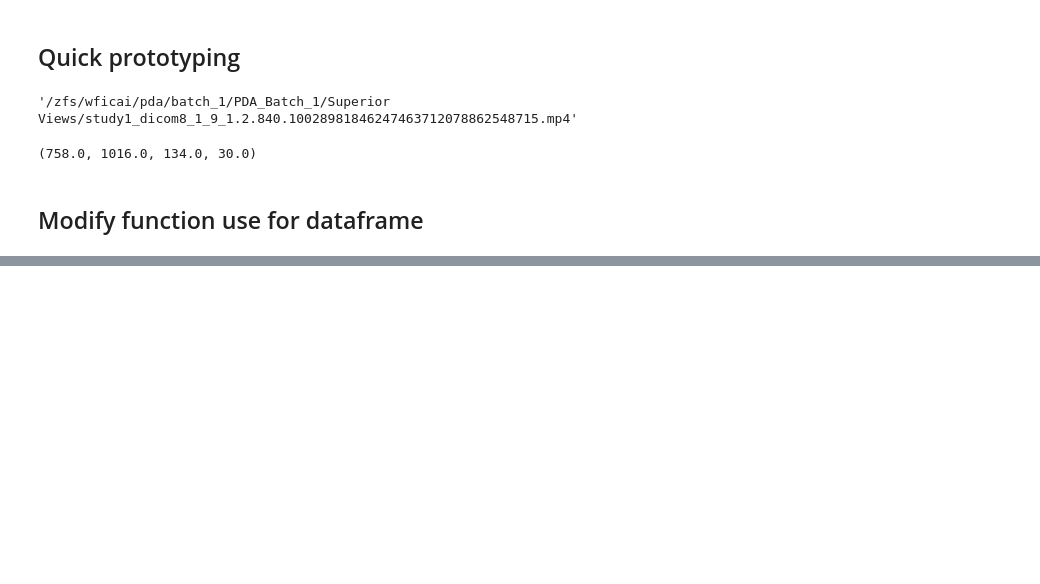
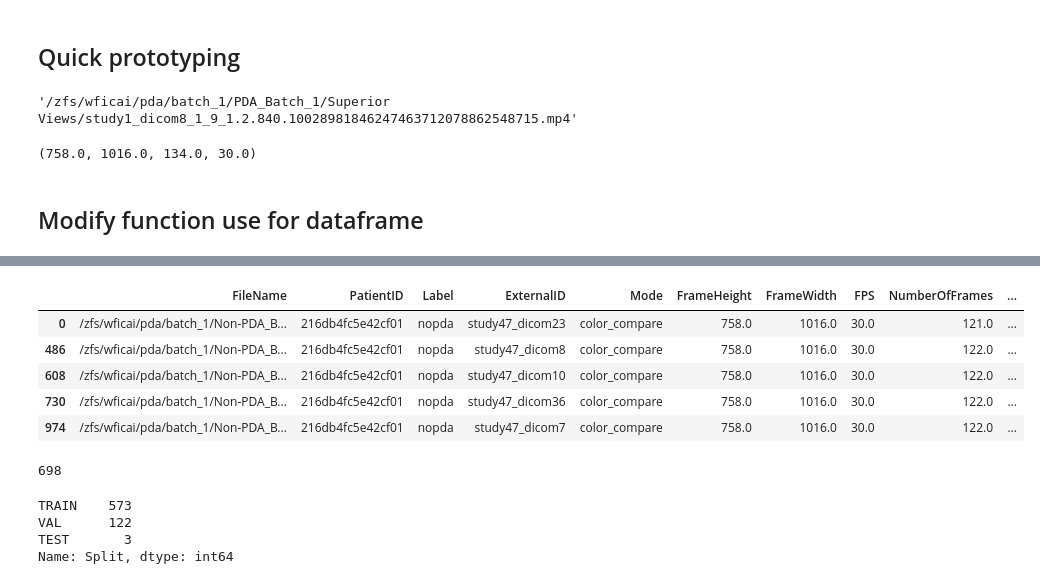
Before and after one commit to jplineb/dynamic, a Jupyter notebook: echonet/make_pda_like_echnoet.ipynb, the cells around one changed output, grey strips where cells are left out. Cells and saved outputs as stored; diff of their text form; code cells hidden in the pictures; blank space fills up the shorter version.

```diff
--- a/echonet/make_pda_like_echnoet.ipynb
+++ b/echonet/make_pda_like_echnoet.ipynb
@@ -183,0 +363,2 @@ df_new_meta.to_csv("pda_like_echonet.csv")
+# %%
+new_df_meta = new_df.apply(extract_video_metadata_df, axis=1)
@@ -183,0 +383,20 @@ df_new_meta.to_csv("pda_like_echonet.csv")
+# %%
+new_df_meta.head()
+# %% [output]
+|  | FileName | PatientID | Label | ExternalID | Mode | FrameHeight | FrameWidth | FPS | NumberOfFrames | ... |
+| 0 | /zfs/wficai/pda/batch_1/Non-PDA_B... | 216db4fc5e42cf01 | nopda | study47_dicom23 | color_compare | 758.0 | 1016.0 | 30.0 | 121.0 | ... |
+| 486 | /zfs/wficai/pda/batch_1/Non-PDA_B... | 216db4fc5e42cf01 | nopda | study47_dicom8 | color_compare | 758.0 | 1016.0 | 30.0 | 122.0 | ... |
+| 608 | /zfs/wficai/pda/batch_1/Non-PDA_B... | 216db4fc5e42cf01 | nopda | study47_dicom10 | color_compare | 758.0 | 1016.0 | 30.0 | 122.0 | ... |
+| 730 | /zfs/wficai/pda/batch_1/Non-PDA_B... | 216db4fc5e42cf01 | nopda | study47_dicom36 | color_compare | 758.0 | 1016.0 | 30.0 | 122.0 | ... |
+| 974 | /zfs/wficai/pda/batch_1/Non-PDA_B... | 216db4fc5e42cf01 | nopda | study47_dicom7 | color_compare | 758.0 | 1016.0 | 30.0 | 122.0 | ... |
+# %%
+len(new_df_meta)
+# %% [output]
+698
+# %%
+new_df_meta.Split.value_counts()
+# %% [output]
+TRAIN    573
+VAL      122
+TEST       3
+Name: Split, dtype: int64
```
Also changed, not shown: parts of 43 cells of this notebook, 3 other files.
